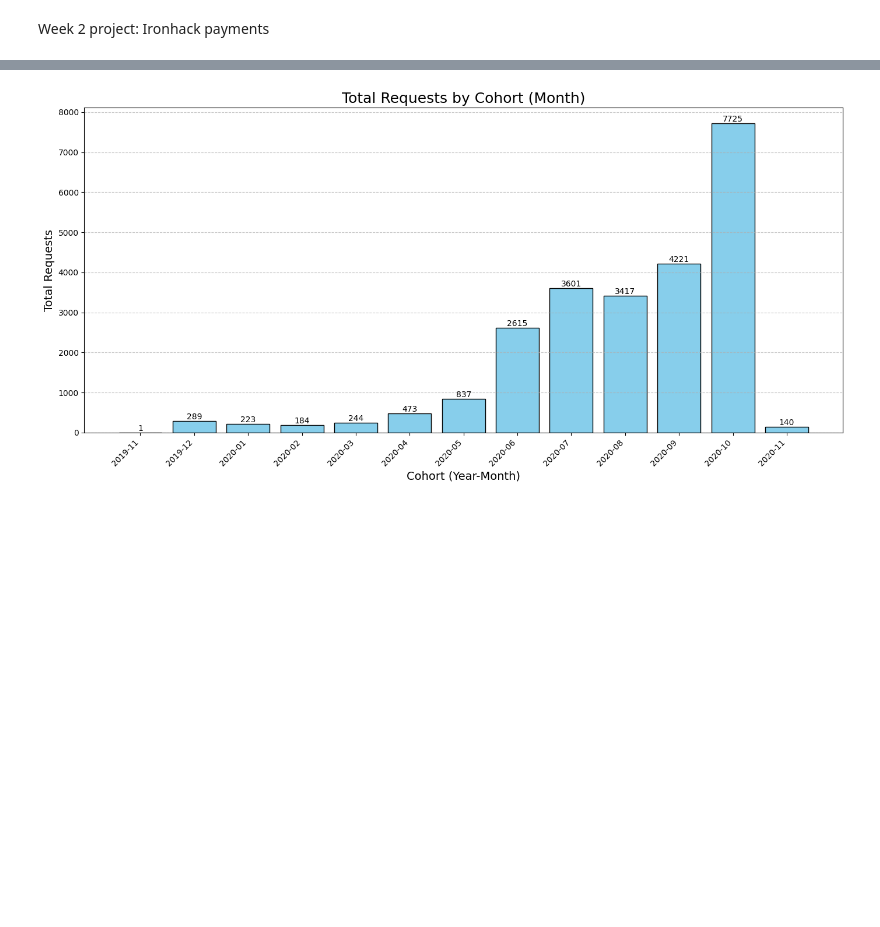
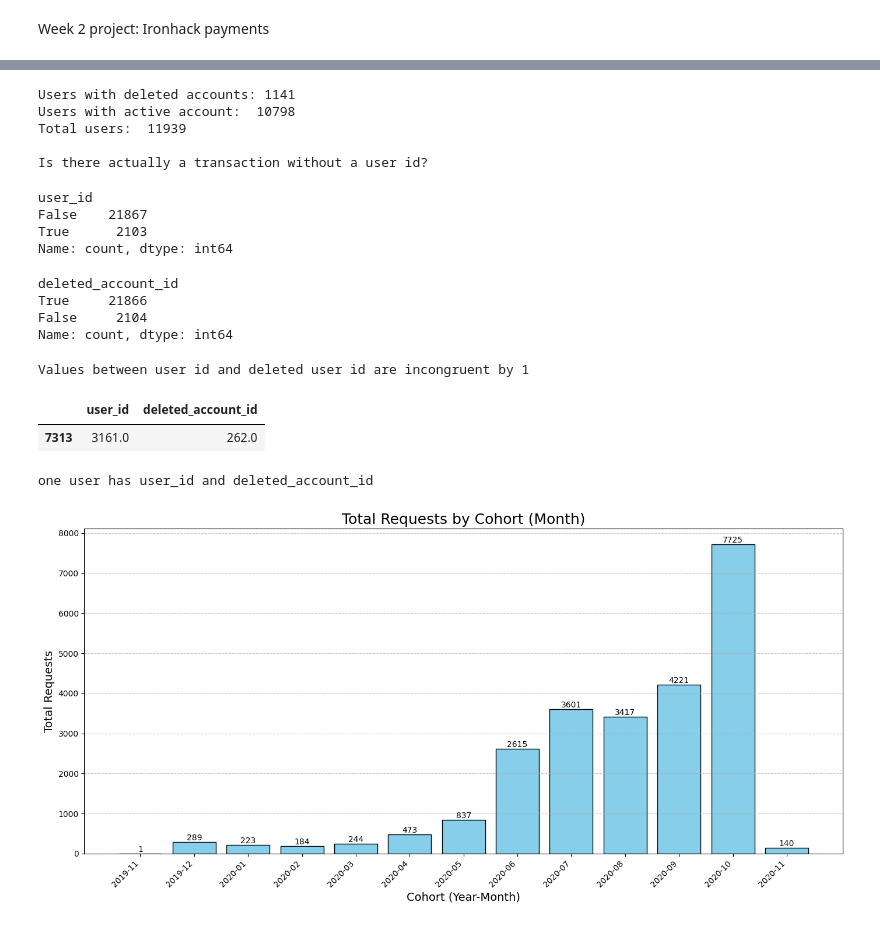
Before and after one commit to ironhack-labs/project-1-ironhack-payments-2-en, a Jupyter notebook: ironhack_payments_project_home.ipynb, the cells around one changed output, grey strips where cells are left out. Saved outputs shown, nothing was run; the diff lists cells and outputs as text; code cells hidden in the pictures; blank space fills up the shorter version.

```diff
--- a/ironhack_payments_project_home.ipynb
+++ b/ironhack_payments_project_home.ipynb
@@ -220,3 +243,37 @@ Visualizing boxplots for outlier detection...
+# %%
+print("Users with deleted accounts:",cash_request_df["deleted_account_id"].nunique())
+print("Users with active account: ",cash_request_df["user_id"].nunique())
+print("Total users: ", cash_request_df["user_id"].nunique()+cash_request_df["deleted_account_id"].nunique())
+
+print("\nIs there actually a transaction without a user id?")
+
+display(cash_request_df["user_id"].isna().value_counts())
+display(cash_request_df["deleted_account_id"].isna().value_counts())
+
+print("Values between user id and deleted user id are incongruent by 1")
+
+cond3 = (cash_request_df["user_id"].notna()) & (cash_request_df["deleted_account_id"].notna())
+display(cash_request_df[cond3][["user_id", "deleted_account_id"]])
+
+print("one user has user_id and deleted_account_id")
+# %% [output]
+Users with deleted accounts: 1141
+Users with active account:  10798
+Total users:  11939
+
+Is there actually a transaction without a user id?
+user_id
+False    21867
+True      2103
+Name: count, dtype: int64
+deleted_account_id
+True     21866
+False     2104
+Name: count, dtype: int64
+Values between user id and deleted user id are incongruent by 1
+|  | user_id | deleted_account_id |
+| 7313 | 3161.0 | 262.0 |
+one user has user_id and deleted_account_id
 # %%
 import pandas as pd
 import matplotlib.pyplot as plt
```
Also changed, not shown: parts of 4 cells of this notebook, 1 other file.
